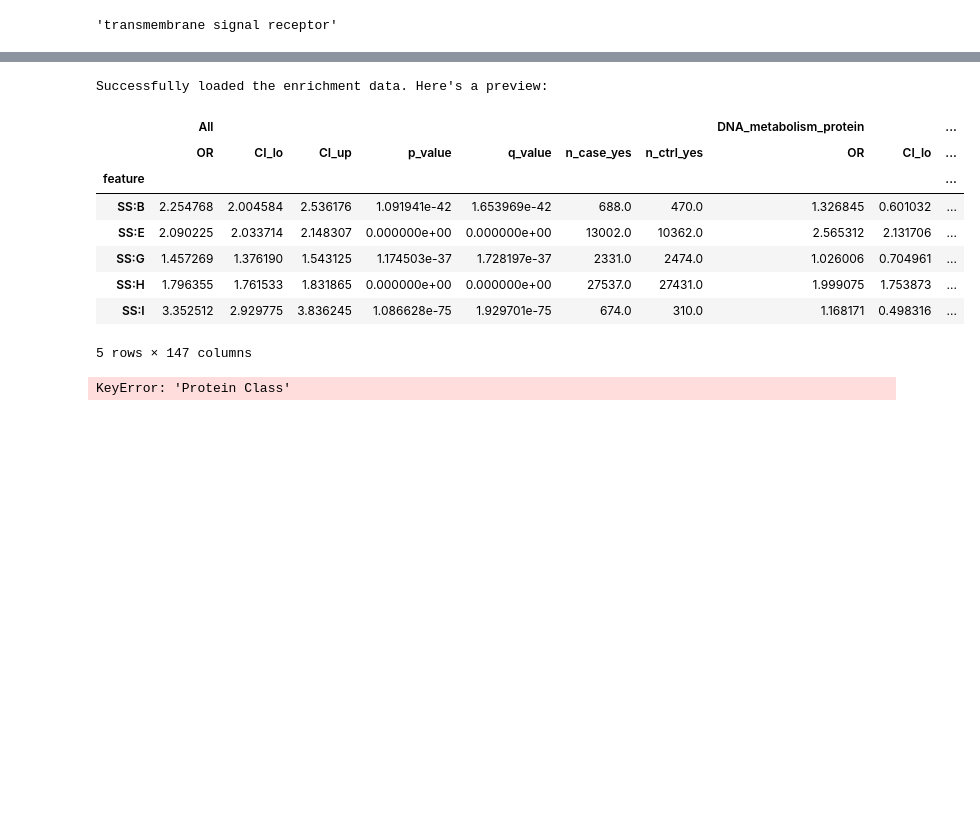
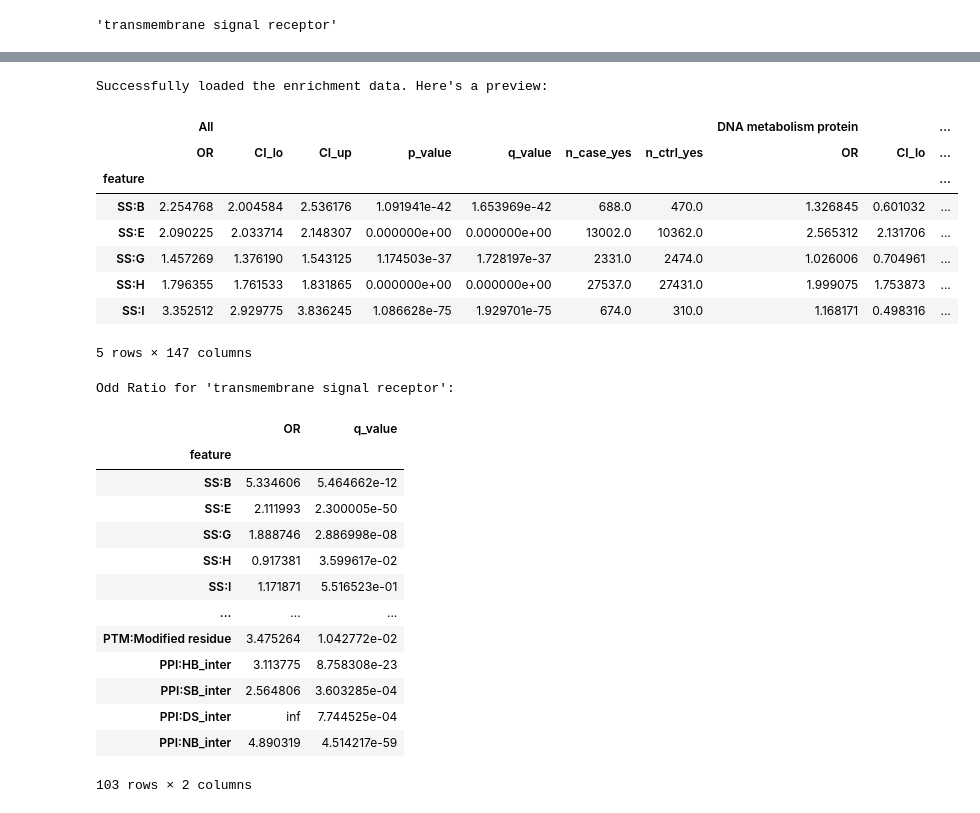
Before and after one commit to broadinstitute/missense-pfes, a Jupyter notebook: compute_PFES.ipynb, the cells around one changed output, grey strips where cells are left out. Cells and saved outputs as stored; diff of their text form; code cells hidden in the pictures; blank space fills up the shorter version.

Commit message:
data

```diff
--- a/Copy_of_Compute_PFES.ipynb
+++ b/compute_PFES.ipynb
@@ -102,37 +113,37 @@ import requests
 import pandas as pd
 from io import StringIO
 
 # Raw URL for the CSV file on GitHub
-github_csv_url = 'https://raw.githubusercontent.com/broadinstitute/missense-pfes/main/results/enrichment_OR_by_protein_class.csv'
+github_csv_url = 'https://raw.githubusercontent.com/broadinstitute/missense-pfes/refs/heads/main/results/enrichment_OR_by_protein_class.csv'
 
 try:
     response = requests.get(github_csv_url)
     response.raise_for_status() # Raise an exception for HTTP errors (4xx or 5xx)
 
     # Read the content into a pandas DataFrame
     enrichment_df = pd.read_csv(StringIO(response.text), header=[0, 1], index_col=0)
 
     print("Successfully loaded the enrichment data. Here's a preview:")
     display(enrichment_df.head())
 
     # --- Extract odd ratio for a given protein class ---
     # Filter the DataFrame for the desired protein class
-    odd_ratio_data = enrichment_df[enrichment_df['Protein Class'] == protein_class]
+    odd_ratio_data = enrichment_df[protein_class][['OR','q_value']]
 
     if not odd_ratio_data.empty:
         print(f"\nOdd Ratio for '{protein_class}':")
         # Assuming 'Odd Ratio' is the column name for the odd ratio
-        display(odd_ratio_data[['Protein Class', 'Odd Ratio']])
+        display(odd_ratio_data)
     else:
         print(f"\nNo data found for protein class: '{protein_class}'.")
         print("Please check the exact spelling of the protein class.")
 
 except requests.exceptions.RequestException as e:
     print(f"Error accessing the GitHub CSV file: {e}")
     print("Please ensure the URL is correct and the file is publicly accessible.")
 # %% [output]
 Successfully loaded the enrichment data. Here's a preview:
-|  | All |  |  |  |  |  |  | DNA_metabolism_protein |  | ... |
+|  | All |  |  |  |  |  |  | DNA metabolism protein |  | ... |
 |  | OR | CI_lo | CI_up | p_value | q_value | n_case_yes | n_ctrl_yes | OR | CI_lo | ... |
 | feature |  |  |  |  |  |  |  |  |  | ... |
 | SS:B | 2.254768 | 2.004584 | 2.536176 | 1.091941e-42 | 1.653969e-42 | 688.0 | 470.0 | 1.326845 | 0.601032 | ... |
@@ -141,4 +152,18 @@ Successfully loaded the enrichment data. Here's a preview:
 | SS:H | 1.796355 | 1.761533 | 1.831865 | 0.000000e+00 | 0.000000e+00 | 27537.0 | 27431.0 | 1.999075 | 1.753873 | ... |
 | SS:I | 3.352512 | 2.929775 | 3.836245 | 1.086628e-75 | 1.929701e-75 | 674.0 | 310.0 | 1.168171 | 0.498316 | ... |
 5 rows × 147 columns
-KeyError: 'Protein Class'
+Odd Ratio for 'transmembrane signal receptor':
+|  | OR | q_value |
+| feature |  |  |
+| SS:B | 5.334606 | 5.464662e-12 |
+| SS:E | 2.111993 | 2.300005e-50 |
+| SS:G | 1.888746 | 2.886998e-08 |
+| SS:H | 0.917381 | 3.599617e-02 |
+| SS:I | 1.171871 | 5.516523e-01 |
+| ... | ... | ... |
+| PTM:Modified residue | 3.475264 | 1.042772e-02 |
+| PPI:HB_inter | 3.113775 | 8.758308e-23 |
+| PPI:SB_inter | 2.564806 | 3.603285e-04 |
+| PPI:DS_inter | inf | 7.744525e-04 |
+| PPI:NB_inter | 4.890319 | 4.514217e-59 |
+103 rows × 2 columns
```
Also changed, not shown: parts of 4 cells of this notebook, 3 other files.
